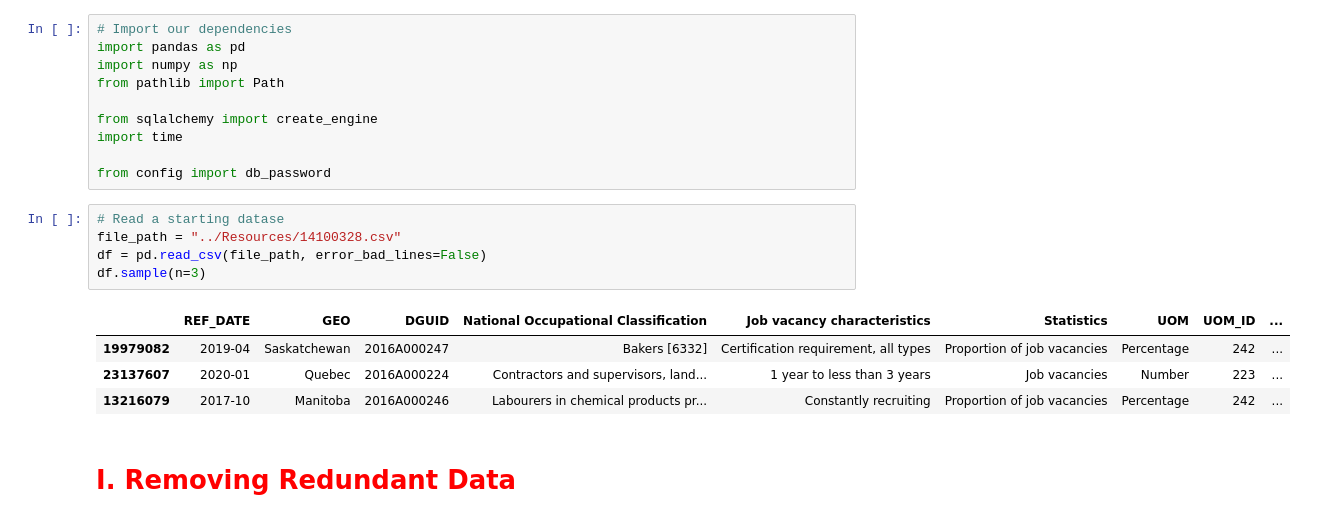
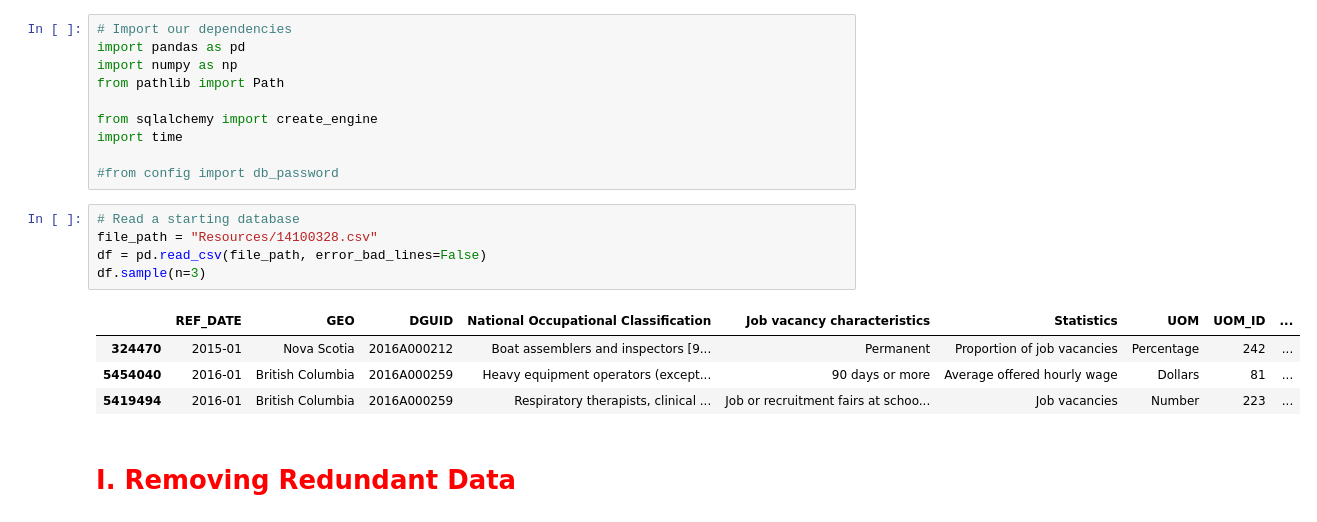
Before and after one commit to alecngai/Predicting_Canadian_Job_Vacancies, a Jupyter notebook: Database/1_Clean_Export_to_Postgres_v7.ipynb, the cells around one changed output. Cells and saved outputs as stored; diff of their text form.

```diff
--- a/Database/1_Clean_Export_to_Postgres_v6.ipynb
+++ b/Database/1_Clean_Export_to_Postgres_v7.ipynb
@@ -7,17 +7,17 @@ from pathlib import Path
 from sqlalchemy import create_engine
 import time
 
-from config import db_password
+#from config import db_password
 # %%
-# Read a starting datase
-file_path = "../Resources/14100328.csv"
+# Read a starting database
+file_path = "Resources/14100328.csv"
 df = pd.read_csv(file_path, error_bad_lines=False)
 df.sample(n=3)
 # %% [output]
 |  | REF_DATE | GEO | DGUID | National Occupational Classification | Job vacancy characteristics | Statistics | UOM | UOM_ID | ... |
-| 19979082 | 2019-04 | Saskatchewan | 2016A000247 | Bakers [6332] | Certification requirement, all types | Proportion of job vacancies | Percentage | 242 | ... |
-| 23137607 | 2020-01 | Quebec | 2016A000224 | Contractors and supervisors, land... | 1 year to less than 3 years | Job vacancies | Number | 223 | ... |
-| 13216079 | 2017-10 | Manitoba | 2016A000246 | Labourers in chemical products pr... | Constantly recruiting | Proportion of job vacancies | Percentage | 242 | ... |
+| 324470 | 2015-01 | Nova Scotia | 2016A000212 | Boat assemblers and inspectors [9... | Permanent | Proportion of job vacancies | Percentage | 242 | ... |
+| 5454040 | 2016-01 | British Columbia | 2016A000259 | Heavy equipment operators (except... | 90 days or more | Average offered hourly wage | Dollars | 81 | ... |
+| 5419494 | 2016-01 | British Columbia | 2016A000259 | Respiratory therapists, clinical ... | Job or recruitment fairs at schoo... | Job vacancies | Number | 223 | ... |
 # %% [markdown]
 <h1><span style="color:red"> I. Removing Redundant Data</span></h1>
 # %% [markdown]
```
Also changed, not shown: parts of 19 cells of this notebook, 4 other files.
